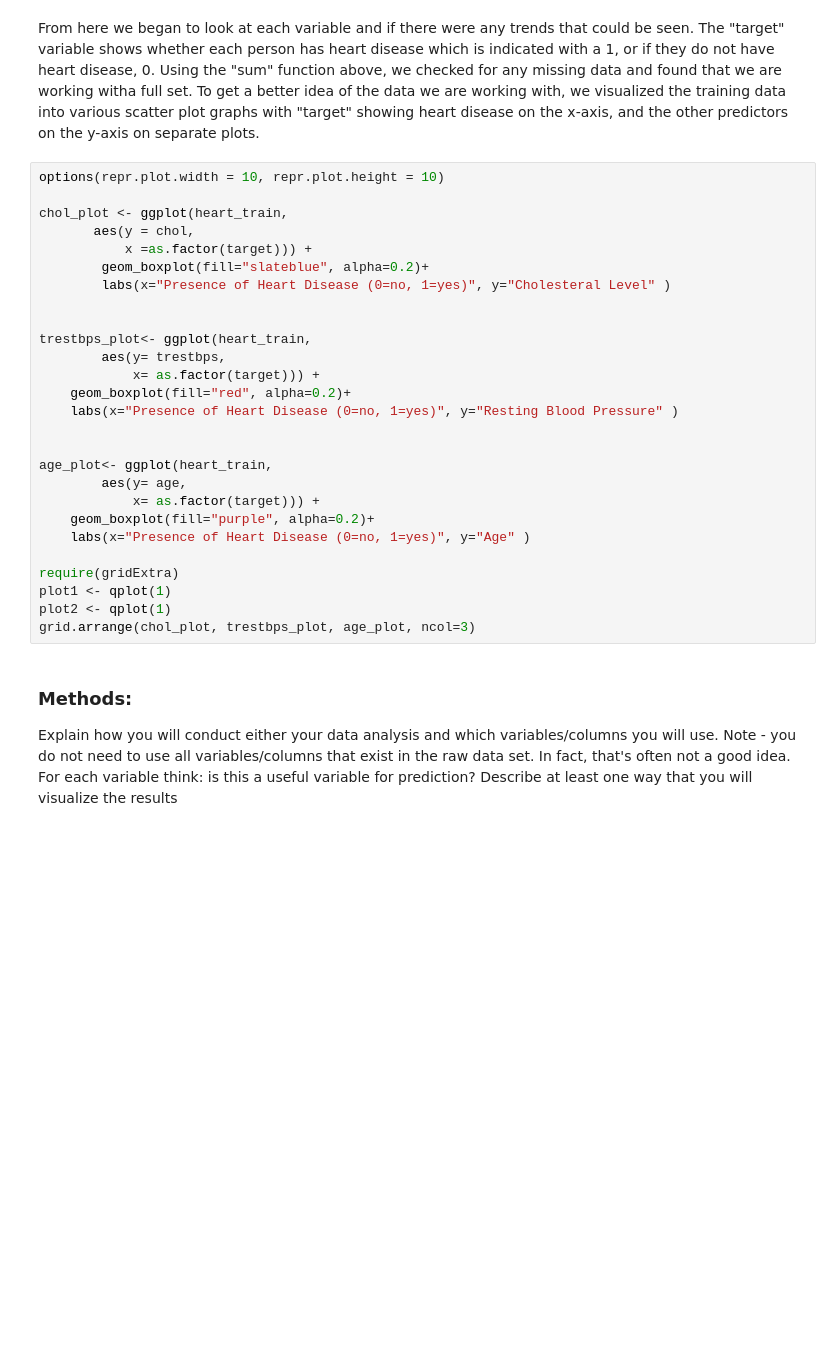
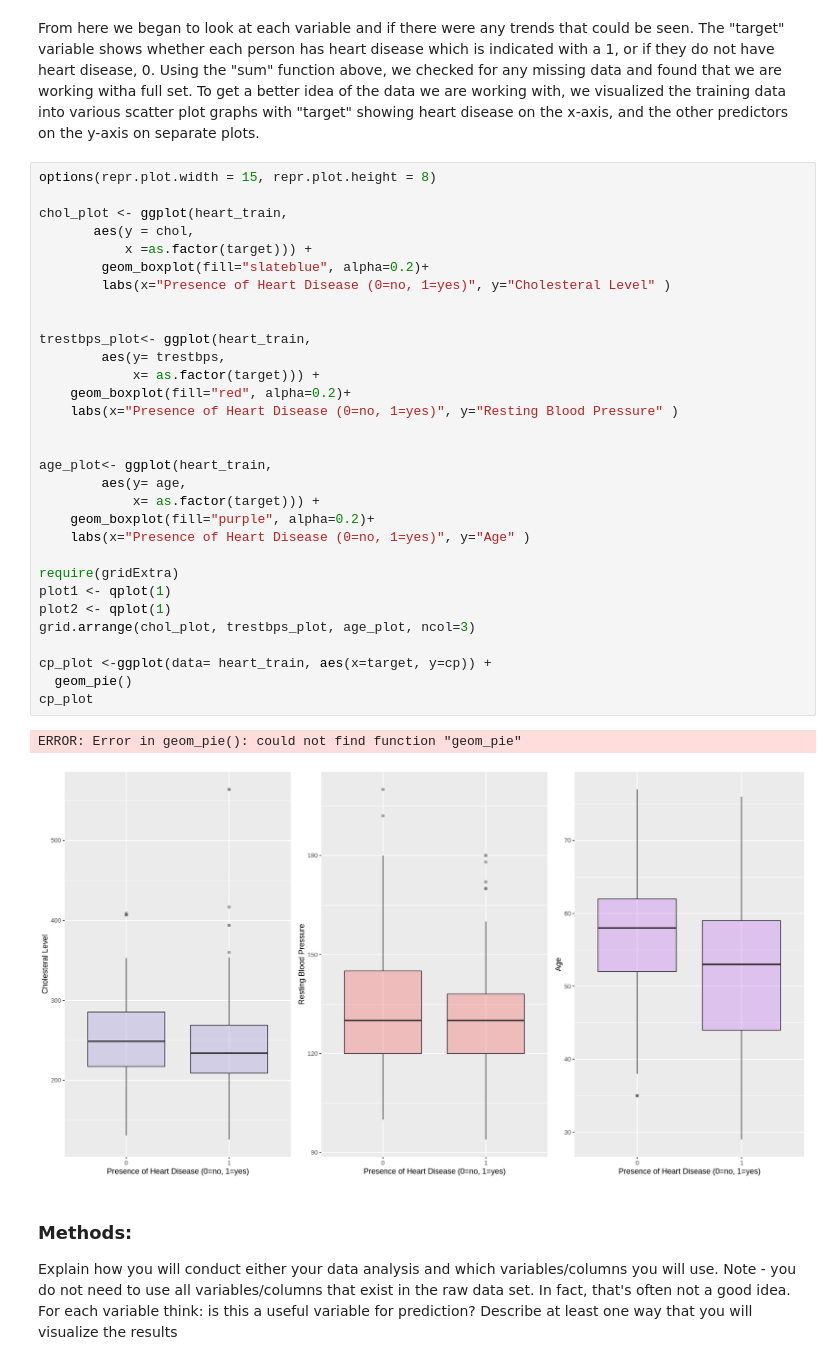
Before and after one commit to jennywyzhao/dsci-group-project-002-14, a Jupyter notebook: Project-Proposal.ipynb, the cells around one changed output. Saved outputs shown, nothing was run; the diff lists cells and outputs as text; blank space fills up the shorter version.

Commit message:
tried to add more plots

```diff
--- a/Project-Proposal.ipynb
+++ b/Project-Proposal.ipynb
@@ -76,32 +77,39 @@ A tibble: 5 × 6
 # %% [markdown]
 From here we began to look at each variable and if there were any trends that could be seen. The "target" variable shows whether each person has heart disease which is indicated with a 1, or if they do not have heart disease, 0. Using the "sum" function above, we checked for any missing data and found that we are working witha full set. To get a better idea of the data we are working with, we visualized the training data into various scatter plot graphs with "target" showing heart disease on the x-axis, and the other predictors on the y-axis on separate plots.
 # %%
-options(repr.plot.width = 10, repr.plot.height = 10)
+options(repr.plot.width = 15, repr.plot.height = 8)
 
 chol_plot <- ggplot(heart_train,
        aes(y = chol,
            x =as.factor(target))) +
         geom_boxplot(fill="slateblue", alpha=0.2)+
         labs(x="Presence of Heart Disease (0=no, 1=yes)", y="Cholesteral Level" )
 
 
 trestbps_plot<- ggplot(heart_train,
         aes(y= trestbps,
             x= as.factor(target))) +
     geom_boxplot(fill="red", alpha=0.2)+
     labs(x="Presence of Heart Disease (0=no, 1=yes)", y="Resting Blood Pressure" )
 
 
 age_plot<- ggplot(heart_train,
         aes(y= age,
             x= as.factor(target))) +
     geom_boxplot(fill="purple", alpha=0.2)+
     labs(x="Presence of Heart Disease (0=no, 1=yes)", y="Age" )
 
 require(gridExtra)
 plot1 <- qplot(1)
 plot2 <- qplot(1)
 grid.arrange(chol_plot, trestbps_plot, age_plot, ncol=3)
+
+cp_plot <-ggplot(data= heart_train, aes(x=target, y=cp)) +
+  geom_pie()
+cp_plot
+# %% [output]
+ERROR: Error in geom_pie(): could not find function "geom_pie"
+[figure, added]
 # %% [markdown]
 ### Methods:
 Explain how you will conduct either your data analysis and which variables/columns you will use.
```
Also changed, not shown: parts of 1 cell of this notebook.
